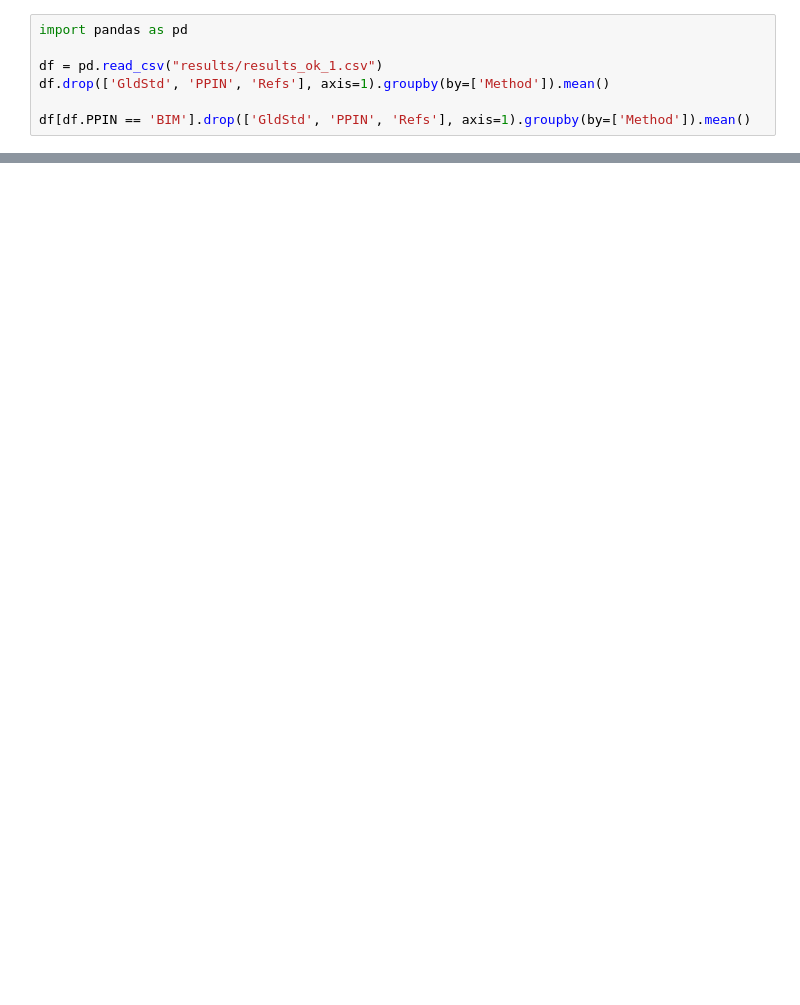
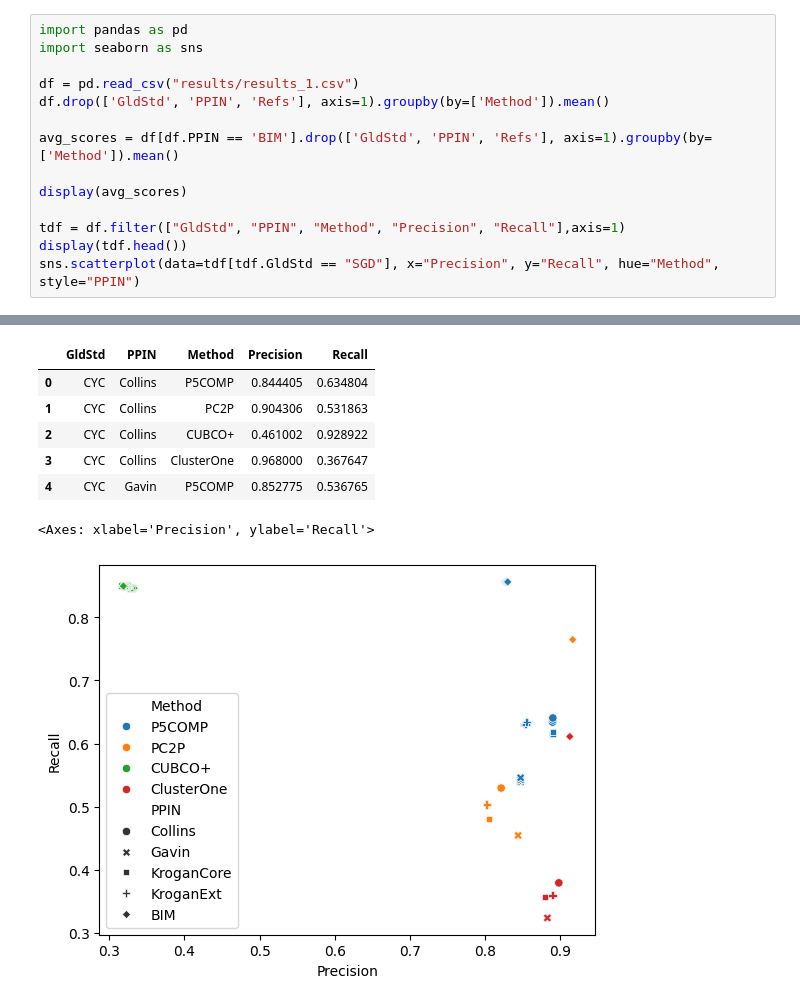
Before and after one commit to YSHebron/scl-bioinfo, a Jupyter notebook: analysis.ipynb, the cells around one changed output, grey strips where cells are left out. Drawn from its saved outputs; the diff is of its cells as text; blank space fills up the shorter version.

```diff
--- a/analysis.ipynb
+++ b/analysis.ipynb
@@ -1,14 +1,29 @@
 # %%
 import pandas as pd
+import seaborn as sns
 
-df = pd.read_csv("results/results_ok_1.csv")
+df = pd.read_csv("results/results_1.csv")
 df.drop(['GldStd', 'PPIN', 'Refs'], axis=1).groupby(by=['Method']).mean()
 
-df[df.PPIN == 'BIM'].drop(['GldStd', 'PPIN', 'Refs'], axis=1).groupby(by=['Method']).mean()
+avg_scores = df[df.PPIN == 'BIM'].drop(['GldStd', 'PPIN', 'Refs'], axis=1).groupby(by=['Method']).mean()
+
+display(avg_scores)
+
+tdf = df.filter(["GldStd", "PPIN", "Method", "Precision", "Recall"],axis=1)
+display(tdf.head())
+sns.scatterplot(data=tdf[tdf.GldStd == "SGD"], x="Precision", y="Recall", hue="Method", style="PPIN")
 # %% [output]
 |  | Predicts | Precision | Recall | F1-score | F2-score | AUC-PR | MMR | Sensitivity | PPP | Accuracy | ... |
 | Method |  |  |  |  |  |  |  |  |  |  | ... |
 | CUBCO+ | 1679.55 | 0.383829 | 0.889706 | 0.534834 | 0.484942 | 0.440587 | 0.800672 | 0.862978 | 0.608445 | 0.724157 | ... |
 | ClusterOne | 190.50 | 0.932472 | 0.603350 | 0.732444 | 0.427324 | 0.483381 | 0.462726 | 0.826355 | 0.668715 | 0.743347 | ... |
 | P5COMP | 20956.55 | 0.834392 | 0.902369 | 0.866633 | 0.593353 | 0.637345 | 0.856026 | 0.926421 | 0.599025 | 0.744105 | ... |
 | PC2P | 261.50 | 0.934392 | 0.798162 | 0.860808 | 0.545324 | 0.637047 | 0.640324 | 0.893311 | 0.710163 | 0.796441 | ... |
+|  | GldStd | PPIN | Method | Precision | Recall |
+| 0 | CYC | Collins | P5COMP | 0.844405 | 0.634804 |
+| 1 | CYC | Collins | PC2P | 0.904306 | 0.531863 |
+| 2 | CYC | Collins | CUBCO+ | 0.461002 | 0.928922 |
+| 3 | CYC | Collins | ClusterOne | 0.968000 | 0.367647 |
+| 4 | CYC | Gavin | P5COMP | 0.852775 | 0.536765 |
+<Axes: xlabel='Precision', ylabel='Recall'>
+[figure, added]
```
Also changed, not shown: 8 other files.
